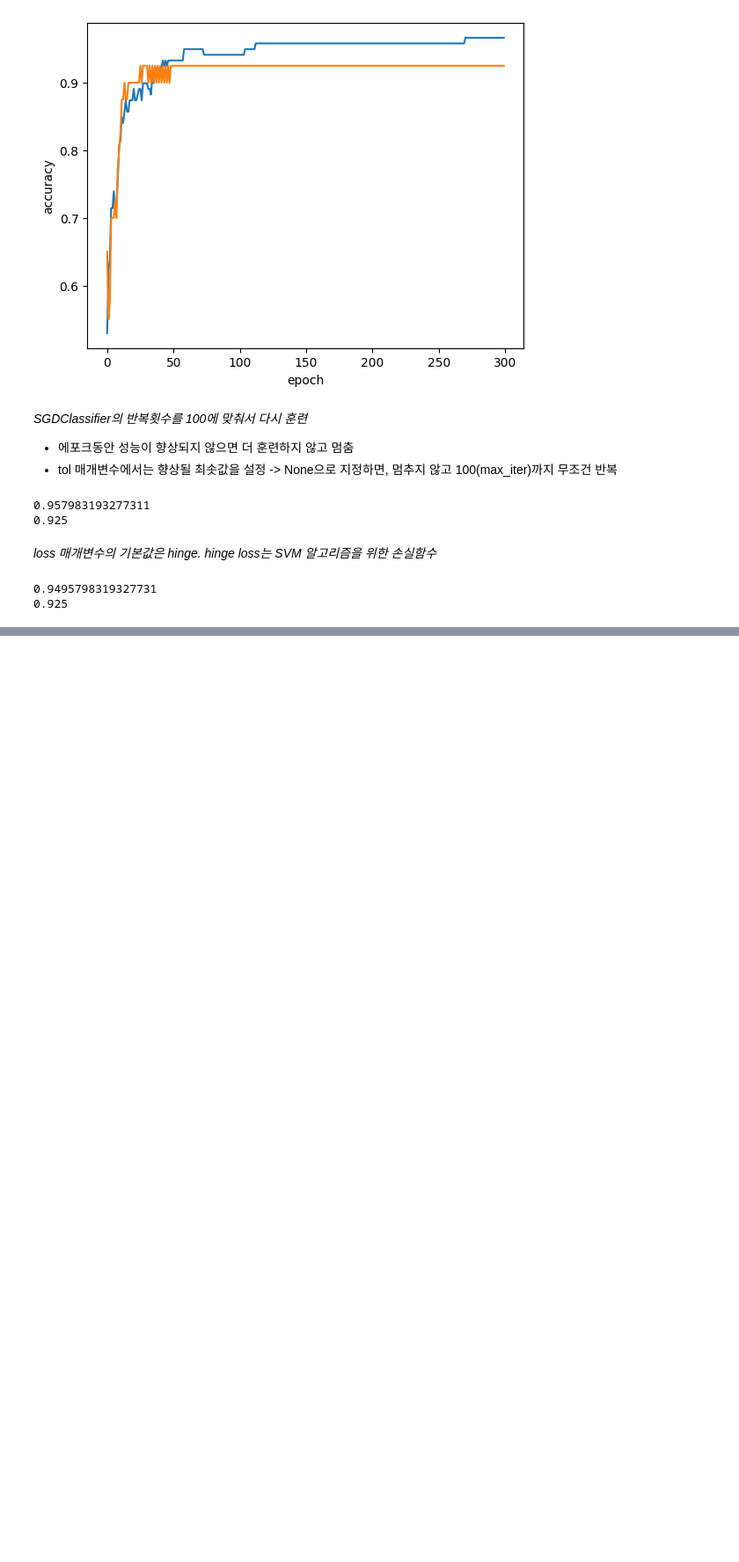
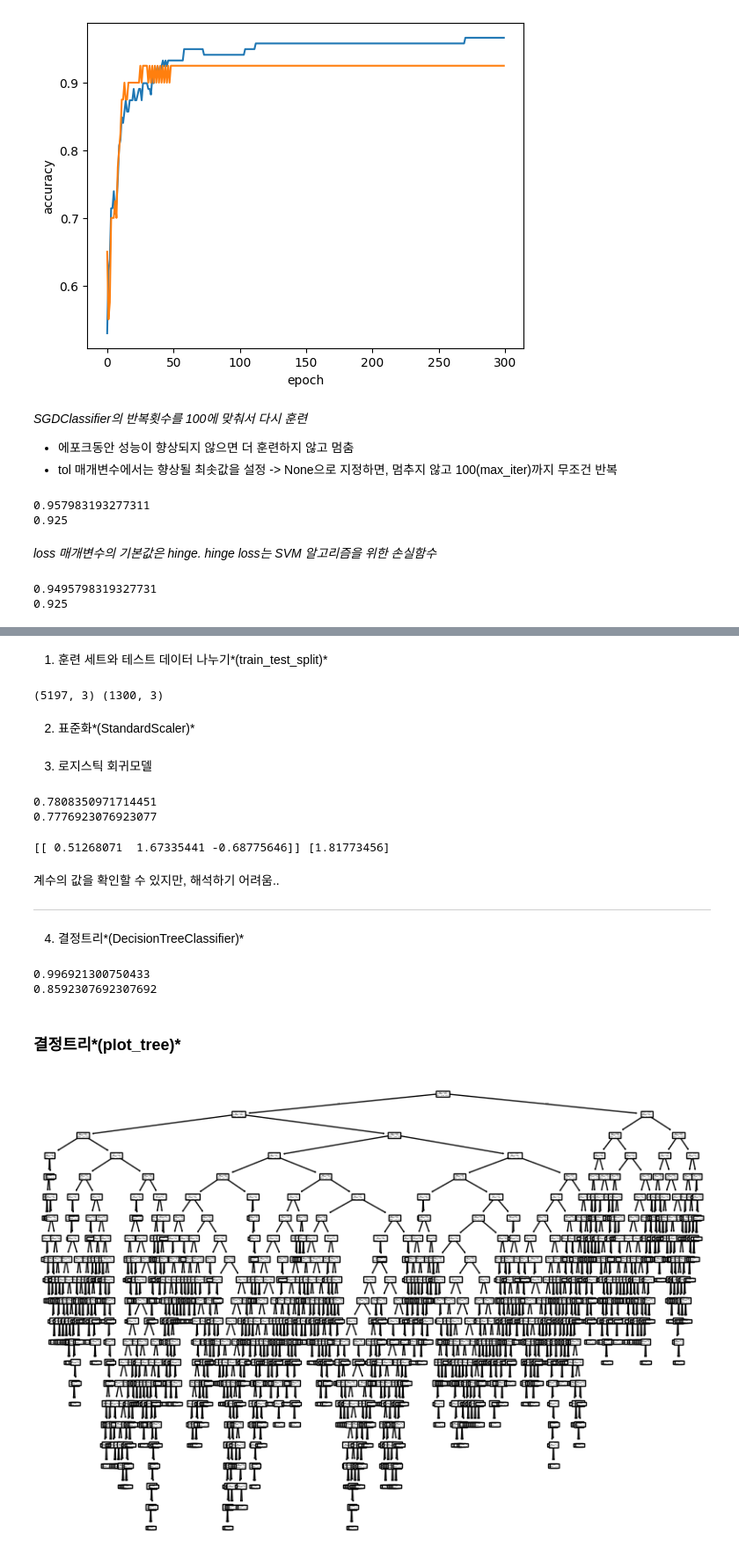
Before and after one commit to allyreum/R_study, a Jupyter notebook: 혼공머신.ipynb, the cells around one changed output, grey strips where cells are left out. Shown at 88% size. Saved outputs shown, nothing was run; the diff lists cells and outputs as text; code cells hidden in the pictures; blank space fills up the shorter version.

```diff
--- a/혼공머신.ipynb
+++ b/혼공머신.ipynb
@@ -1051,0 +1094,60 @@ print(sc.score(test_scaled, test_target))
+# %% [markdown]
+1) 훈련 세트와 테스트 데이터 나누기*(train_test_split)*
+# %%
+data = wine[['alcohol', 'sugar', 'pH']].to_numpy()
+target = wine['class'].to_numpy()
+
+from sklearn.model_selection import train_test_split
+train_input, test_input, train_target, test_target = train_test_split(
+    data, target, test_size = 0.2, random_state = 42
+) # test_size는 테스트 세트 크기! 여기선 20%만 테스트 세트로 함.(default 25%)
+print(train_input.shape, test_input.shape)
+# %% [output]
+(5197, 3) (1300, 3)
+# %% [markdown]
+2) 표준화*(StandardScaler)*
+# %%
+from sklearn.preprocessing import StandardScaler
+ss = StandardScaler()
+ss.fit(train_input)
+train_scaled = ss.transform(train_input)
+test_scaled = ss.transform(test_input)
+# %% [markdown]
+3) 로지스틱 회귀모델
+# %%
+from sklearn.linear_model import LogisticRegression
+lr = LogisticRegression()
+lr.fit(train_scaled, train_target)
+print(lr.score(train_scaled, train_target))
+print(lr.score(test_scaled, test_target))
+# %% [output]
+0.7808350971714451
+0.7776923076923077
+# %%
+print(lr.coef_, lr.intercept_)
+# %% [output]
+[[ 0.51268071  1.67335441 -0.68775646]] [1.81773456]
+# %% [markdown]
+계수의 값을 확인할 수 있지만, 해석하기 어려움..
+
+---
+4) 결정트리*(DecisionTreeClassifier)*
+# %%
+from sklearn.tree import DecisionTreeClassifier
+dt = DecisionTreeClassifier(random_state = 42)
+dt.fit(train_scaled, train_target)
+print(dt.score(train_scaled, train_target))
+print(dt.score(test_scaled, test_target))
+# %% [output]
+0.996921300750433
+0.8592307692307692
+# %% [markdown]
+### 결정트리*(plot_tree)*
+# %%
+import matplotlib.pyplot as plt
+from sklearn.tree import plot_tree
+plt.figure(figsize = (10,7))
+plot_tree(dt)
+plt.show()
+# %% [output]
+[figure, added]
```
Also changed, not shown: parts of 13 cells of this notebook.
